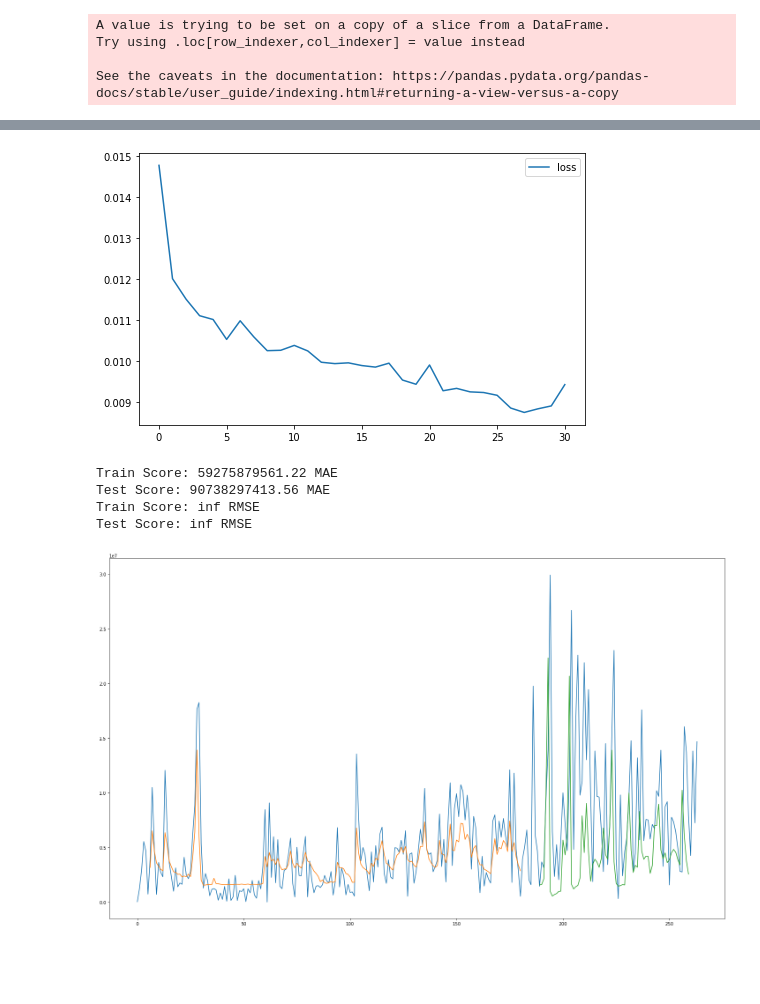
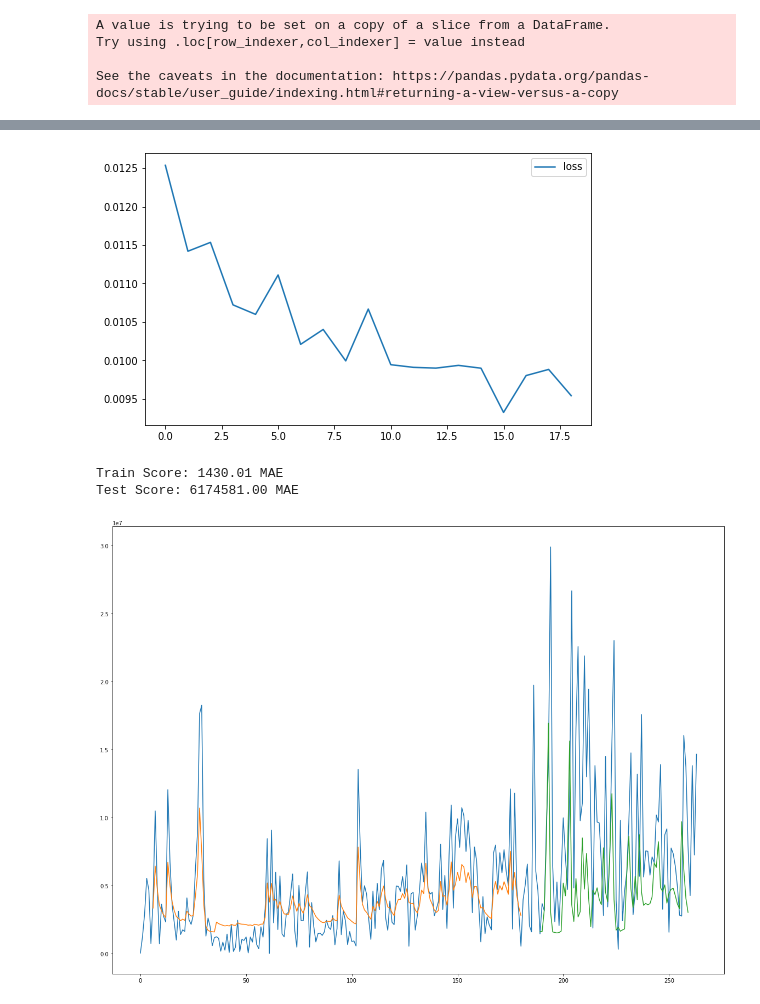
Before and after one commit to jblancoperez/fiap-desafio, a Jupyter notebook: 04.Predicao_valores_credito_dois_proximos_dias.ipynb, the cells around one changed output, grey strips where cells are left out. Drawn from its saved outputs; the diff is of its cells as text; code cells hidden in the pictures; blank space fills up the shorter version.

```diff
--- a/04.Predicao_valores_credito_dois_proximos_dias.ipynb
+++ b/04.Predicao_valores_credito_dois_proximos_dias.ipynb
@@ -34,7 +34,7 @@ def create_dataset(dataset, look_back=1):
 np.random.seed(7)
 # %%
 #Carrega Dados
-df=arquivo = pd.read_csv('./solicitacoescredito.csv')
+df=arquivo = pd.read_csv('https://raw.githubusercontent.com/jblancoperez/fiap-desafio/main/solicitacoescredito.csv')
 
 #Somente linhas com Valor Aprovado
 df=df.loc[df['valorAprovado']>0]
@@ -100,7 +100,7 @@ callback = tf.keras.callbacks.EarlyStopping(monitor='loss', patience=3,restore_b
 model = Sequential()
 model.add(LSTM(400, activation='relu', input_shape=(look_back, 1)))
 model.add(RepeatVector(n_steps_out))
-model.add(LSTM(250, activation='relu', return_sequences=True))
+model.add(LSTM(400, activation='relu', return_sequences=True))
 model.add(TimeDistributed(Dense(1)))
 
 
@@ -134,7 +134,7 @@ Epoch 31/100
 pd.DataFrame(history.history).plot(figsize=(8,5))
 plt.show()
 # %% [output]
-[figure, old version]
+[figure, new version]
 # %%
 def shift_array(array, place):
     new_arr = np.roll(array, place, axis=0)
@@ -154,41 +154,39 @@ y_test = scaler.inverse_transform(y_test[:,0].reshape(-1, 1))
 
 
 trainScore = math.sqrt(mean_absolute_error(y_train[:,0], trainPredict[:,0]))
 print('Train Score: %.2f MAE' % (trainScore))
-testScore = math.sqrt(mean_absolute_error(y_test[:,0], testPredict[:,0]))
+testScore = mean_absolute_error(y_test[:,0], testPredict[:,0])
 print('Test Score: %.2f MAE' % (testScore))
 
 
 
-trainScore2 = math.sqrt(mean_squared_error(y_train[:,0], shift_array(trainPredict[:,0],1)))
-print('Train Score: %.2f RMSE' % (trainScore2))
-testScore2 = math.sqrt(mean_squared_error(y_test[:,0], shift_array(testPredict[:,0],1)))
-print('Test Score: %.2f RMSE' % (testScore2))
+#trainScore2 = math.sqrt(mean_squared_error(shift_array(y_train[:,0],1), shift_array(trainPredict[:,0],1)))
+#print('Train Score: %.2f RMSE' % (trainScore2))
+#testScore2 = mean_absolute_error(shift_array(y_test[:,0],1), shift_array(testPredict[:,0],1))
+#print('Test Score: %.2f RMSE' % (testScore2))
 
 
 
 
 
 
 # Prepara o vetor para plotagem do conjunto de treinamento
 trainPredictPlot = np.empty_like(X)
 trainPredictPlot[:, :] = np.nan
 trainPredictPlot[look_back-1:len(trainPredict)+look_back-1, :] = trainPredict
 
 # # Prepara o vetor para plotagem do conjunto das prediÃ§Ãµes
 testPredictPlot = np.empty_like(X)
 testPredictPlot[:, :] = np.nan
 testPredictPlot[len(trainPredict)+(look_back*2):len(X)-4, :] = testPredict
 
 # Plota o dataset, as prediÃ§Ãµes sobre o conjunto de treinamento e teste
-plt.figure(figsize=(25,15))
+plt.figure(figsize=(20,15))
 plt.plot(scaler.inverse_transform(X))
 plt.plot(trainPredictPlot)
 plt.plot(testPredictPlot)
 plt.show()
 # %% [output]
-Train Score: 59275879561.22 MAE
-Test Score: 90738297413.56 MAE
-Train Score: inf RMSE
-Test Score: inf RMSE
+Train Score: 1430.01 MAE
+Test Score: 6174581.00 MAE
-[figure, old version]
+[figure, new version]
```
Also changed, not shown: parts of 2 cells of this notebook, 1 other file.
